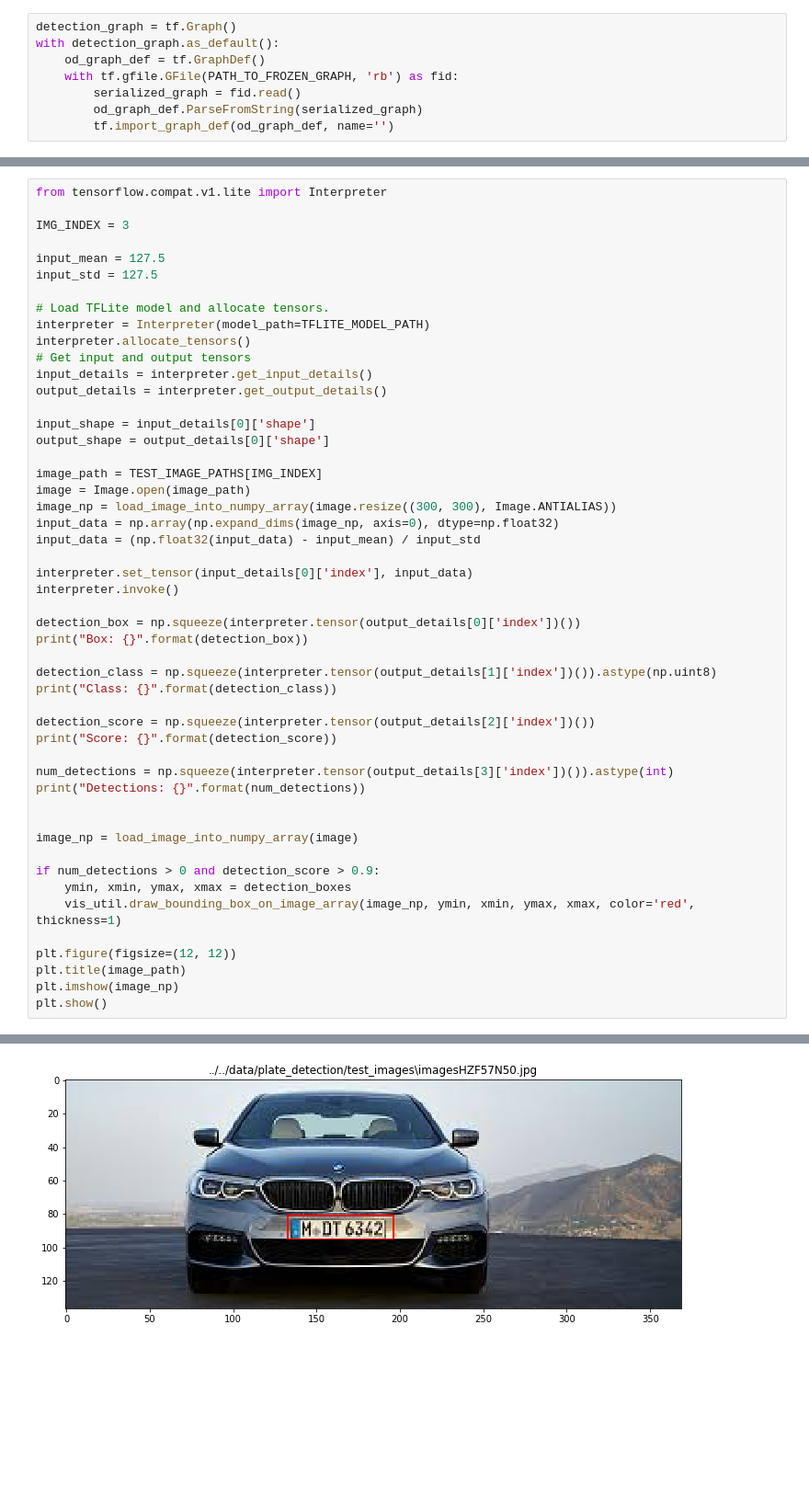
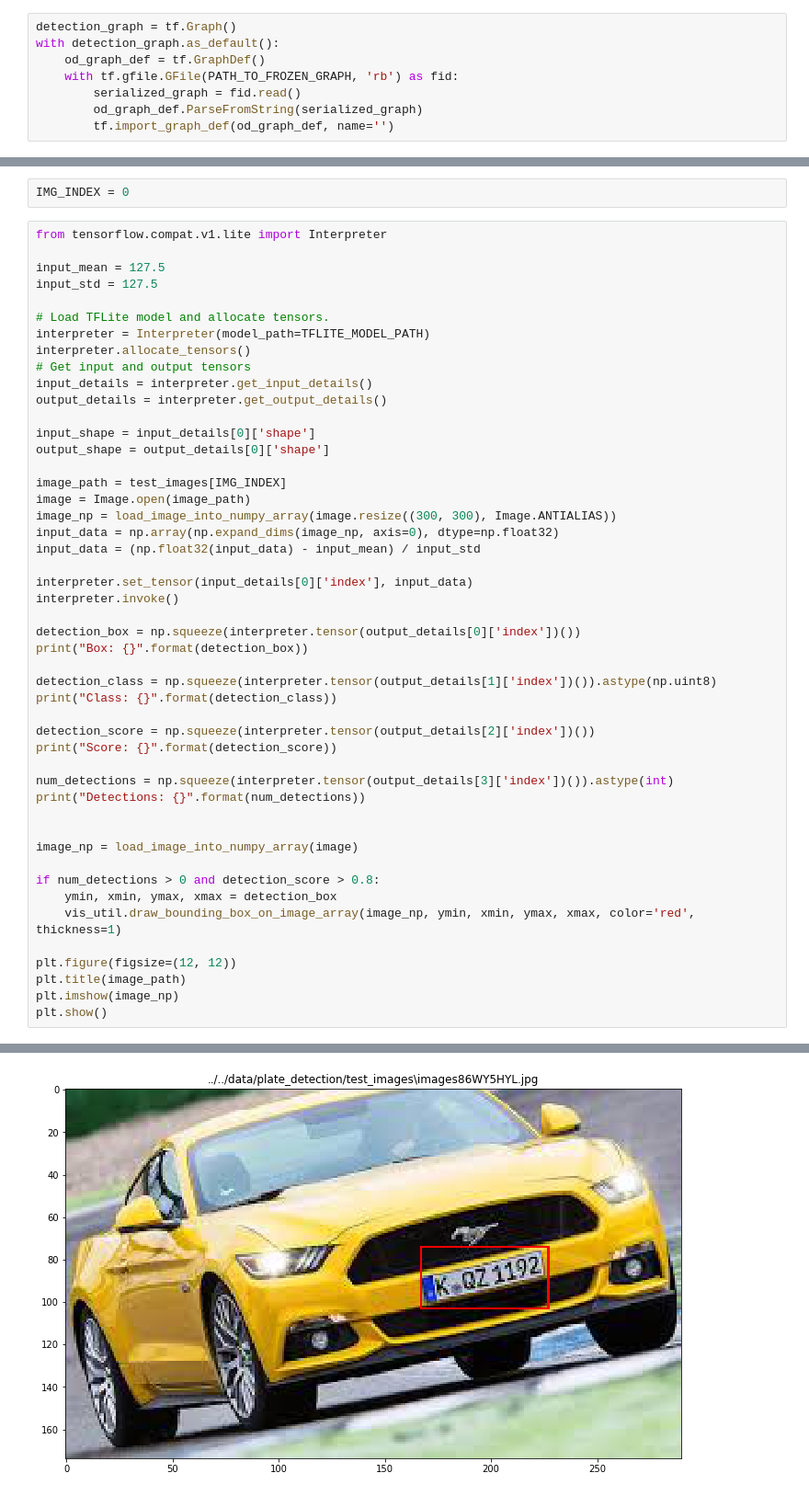
Before and after one commit to aboerzel/German_License_Plate_Recognition, a Jupyter notebook: 2_License_Plate_Detection_Model_Training_And_Evaluation.ipynb, the cells around one changed output, grey strips where cells are left out. Shown at 92% size. Cells and saved outputs as stored; diff of their text form; blank space fills up the shorter version.

Commit message:
feat: train plate detection model

```diff
--- a/2_License_Plate_Detection_Model_Training_And_Evaluation.ipynb
+++ b/2_License_Plate_Detection_Model_Training_And_Evaluation.ipynb
@@ -428,7 +460,7 @@ with detection_graph.as_default():
+# %%
+IMG_INDEX = 0
 # %%
 from tensorflow.compat.v1.lite import Interpreter
-
-IMG_INDEX = 3
 
 input_mean = 127.5
 input_std = 127.5
@@ -443,7 +475,7 @@ output_details = interpreter.get_output_details()
 input_shape = input_details[0]['shape']
 output_shape = output_details[0]['shape']
 
-image_path = TEST_IMAGE_PATHS[IMG_INDEX]
+image_path = test_images[IMG_INDEX]
 image = Image.open(image_path)
 image_np = load_image_into_numpy_array(image.resize((300, 300), Image.ANTIALIAS))
 input_data = np.array(np.expand_dims(image_np, axis=0), dtype=np.float32)
@@ -467,8 +499,8 @@ print("Detections: {}".format(num_detections))
 
 image_np = load_image_into_numpy_array(image)
 
-if num_detections > 0 and detection_score > 0.9:
-    ymin, xmin, ymax, xmax = detection_boxes
+if num_detections > 0 and detection_score > 0.8:
+    ymin, xmin, ymax, xmax = detection_box
     vis_util.draw_bounding_box_on_image_array(image_np, ymin, xmin, ymax, xmax, color='red', thickness=1)
 
 plt.figure(figsize=(12, 12))
@@ -482,2 +514,2 @@ Score: 0.9972906708717346
 Detections: 1
-[figure, old version]
+[figure, new version]
```
Also changed, not shown: parts of 15 cells of this notebook.
